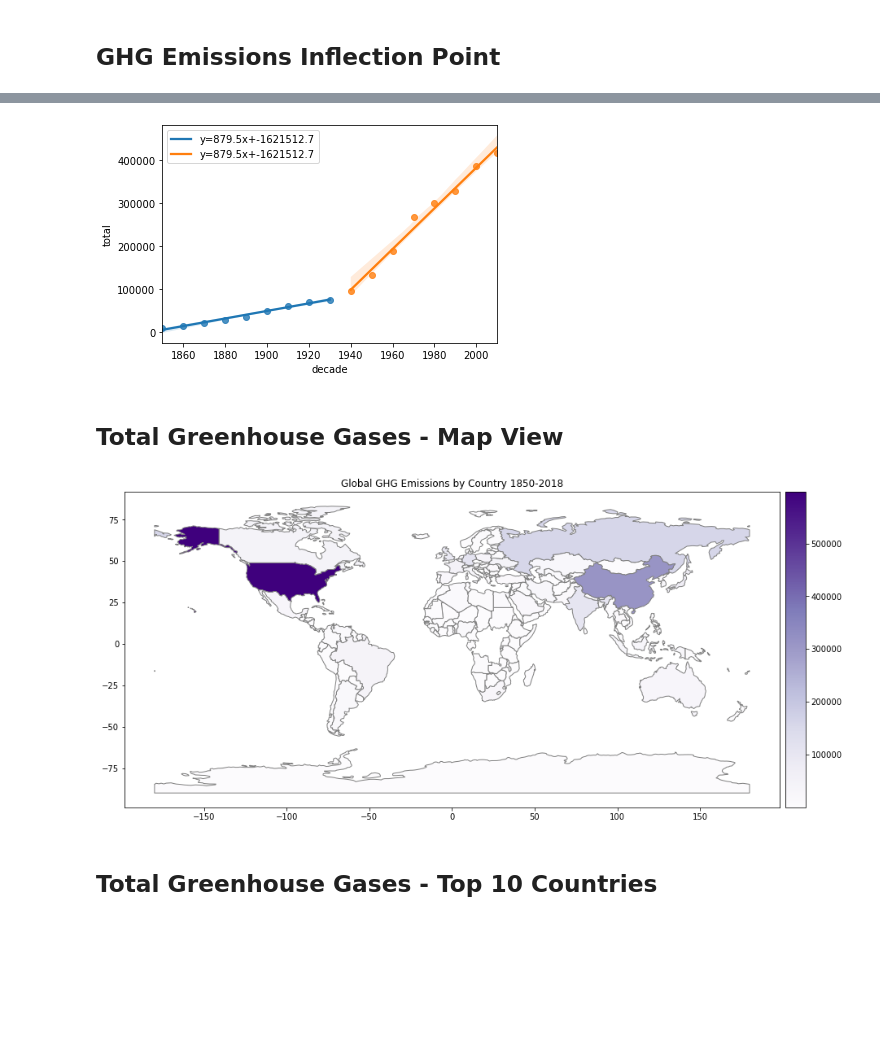
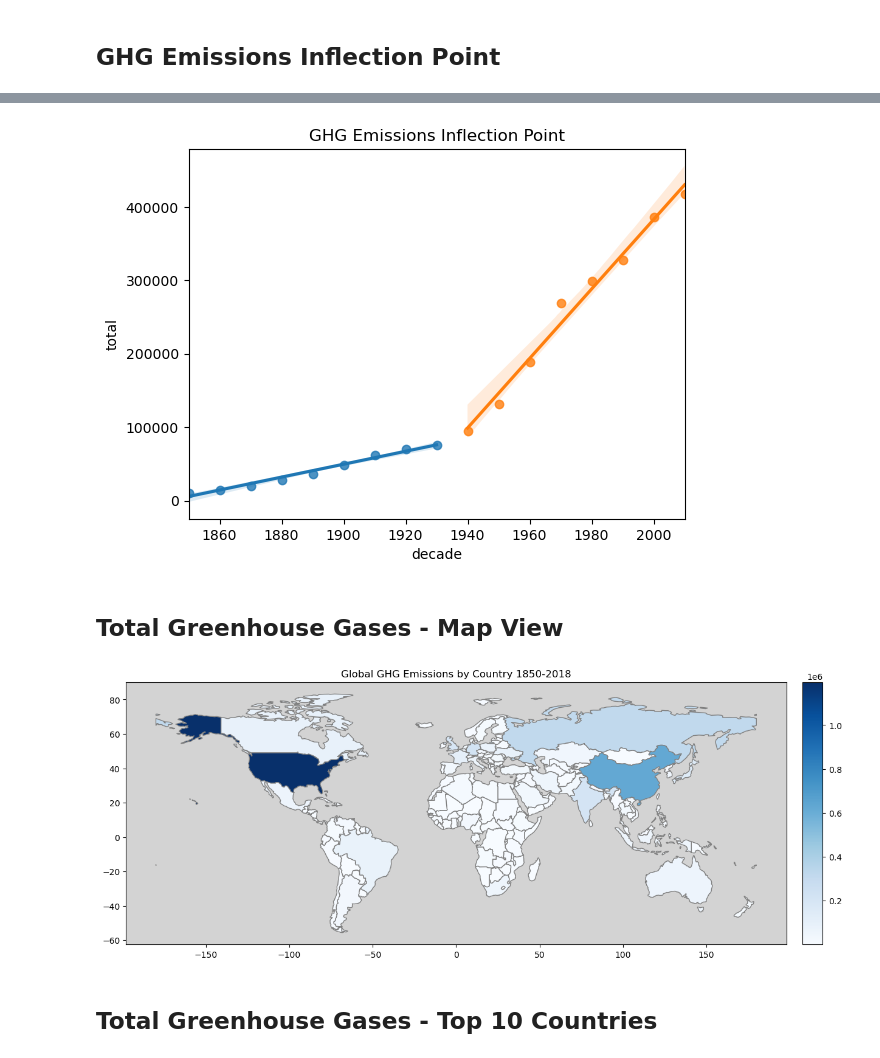
Before and after one commit to nankli/Python_EDA_group_project, a Jupyter notebook: historical_emissions_analysis.ipynb, the cells around one changed output, grey strips where cells are left out. Saved outputs shown, nothing was run; the diff lists cells and outputs as text; code cells hidden in the pictures; blank space fills up the shorter version.

```diff
--- a/historical_emissions_analysis.ipynb
+++ b/historical_emissions_analysis.ipynb
@@ -13,10 +13,14 @@ import pickle
 import pandas as pd
 import numpy as np
 import matplotlib.pyplot as plt
+import matplotlib as mpl
 import seaborn as sns
 from scipy import stats
 import geopandas as gpd
 from mpl_toolkits.axes_grid1 import make_axes_locatable
+from splot.mapping import vba_choropleth
+
+mpl.rcParams.update(mpl.rcParamsDefault)
 
 #Read in file, set first column (countries) as the index
 fileIn = pd.read_csv('./data_files/ghg-emissions-pik.csv', index_col=0)
@@ -84,17 +102,20 @@ plt.plot(decs, decTotals["total"], marker='o')
 # %%
 dec_1h = decTotals.iloc[:9,:]
 dec_2h = decTotals.iloc[9:,:]
 
+#make the break at 1960
+
 slope, intercept, r_value, p_value, std_err = stats.linregress(dec_1h["decade"], dec_1h["total"])
 
 ax1 = sns.regplot(dec_1h["decade"], dec_1h["total"], data = dec_1h, line_kws={'label':"y={0:.1f}x+{1:.1f}".format(slope,intercept)})
-ax2 = sns.regplot(dec_2h["decade"], dec_2h["total"], data = dec_2h, line_kws={'label':"y={0:.1f}x+{1:.1f}".format(slope,intercept)})
+ax2 = sns.regplot(dec_2h["decade"], dec_2h["total"], data = dec_2h, line_kws={'label':"y={0:.1f}x+{1:.1f}".format(slope,intercept)}).set(title='GHG Emissions Inflection Point')
 
-ax1.legend()
-ax2.legend()
+# ax1.legend() no regression line equations available in seaborn
+# ax2.legend()
+
 plt.show()
 # %% [output]
-[figure, old version]
+[figure, new version]
 # %% [markdown]
 ## Total Greenhouse Gases - Map View
 # %%
@@ -103,6 +124,19 @@ map_df = map_df.reset_index()
 world = gpd.read_file(gpd.datasets.get_path('naturalearth_lowres'))
 
 world.at[4,'name'] = "United States"
+map_df['Country/Region'] = map_df['Country/Region'].replace(['Republic of Congo'], 'Dem. Rep. Congo')
+map_df['Country/Region'] = map_df['Country/Region'].replace(['Antarctica'], 'N/A')
+map_df['Country/Region'] = map_df['Country/Region'].replace(['Central African Republic'], 'Central African Rep.')
+map_df['Country/Region'] = map_df['Country/Region'].replace(['Taiwan, Republic of China'], 'Taiwan')
+map_df['Country/Region'] = map_df['Country/Region'].replace(['Czech Republic'], 'Czechia')
+map_df['Country/Region'] = map_df['Country/Region'].replace(['South Sudan'], 'S. Sudan')
+map_df['Country/Region'] = map_df['Country/Region'].replace(['Dominican Republic'], 'Dominican Rep.')
+
+
+
+
+
+#world=world[(world.name !="Antarctica")]
 
 match_world = []
 mismatch_world = []
@@ -112,18 +146,23 @@ for x in list(map_df['Country/Region']):
     else:
         mismatch_world.append(x)
 
-world = pd.concat([world.set_index('name'),map_df.set_index('Country/Region')], axis=1, join='inner').reset_index()
-world = world.rename(columns={"index":"country"})
+world_df = pd.concat([world.set_index('name'),map_df.set_index('Country/Region')], axis=1, join='inner').reset_index()
+world_df = world_df.rename(columns={"index":"country"})
 #world = world[(world.Country_Total) & (world.index!="")] #only if specifying conditions for the map
+
+#suggestions:
+#drop antarctica
+#grey color as background
 
 fig,ax = plt.subplots(1,1)
 divider = make_axes_locatable(ax)
 cax = divider.append_axes("right", size="3%", pad=0.1)
-world.plot(column='Country_Total', ax=ax, legend=True, cax=cax, cmap='Purples', edgecolor='grey')
+world_df.plot(column='Country_Total', ax=ax, legend=True, cax=cax, cmap='Blues', edgecolor='grey')
 ax.set_title('Global GHG Emissions by Country 1850-2018')
+ax.patch.set_facecolor('lightgrey')
 fig.set_size_inches(15, 30)
 # %% [output]
-[figure, old version]
+[figure, new version]
 # %% [markdown]
 ## Total Greenhouse Gases - Top 10 Countries
 # %%
```
Also changed, not shown: parts of 6 cells of this notebook.
